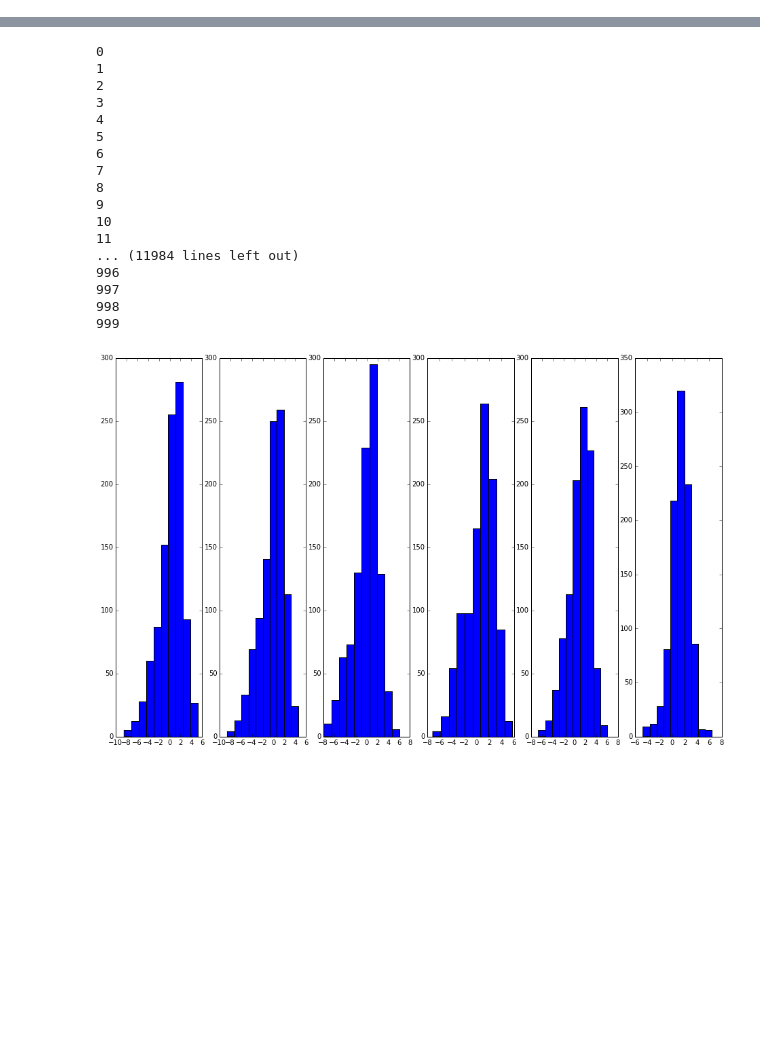
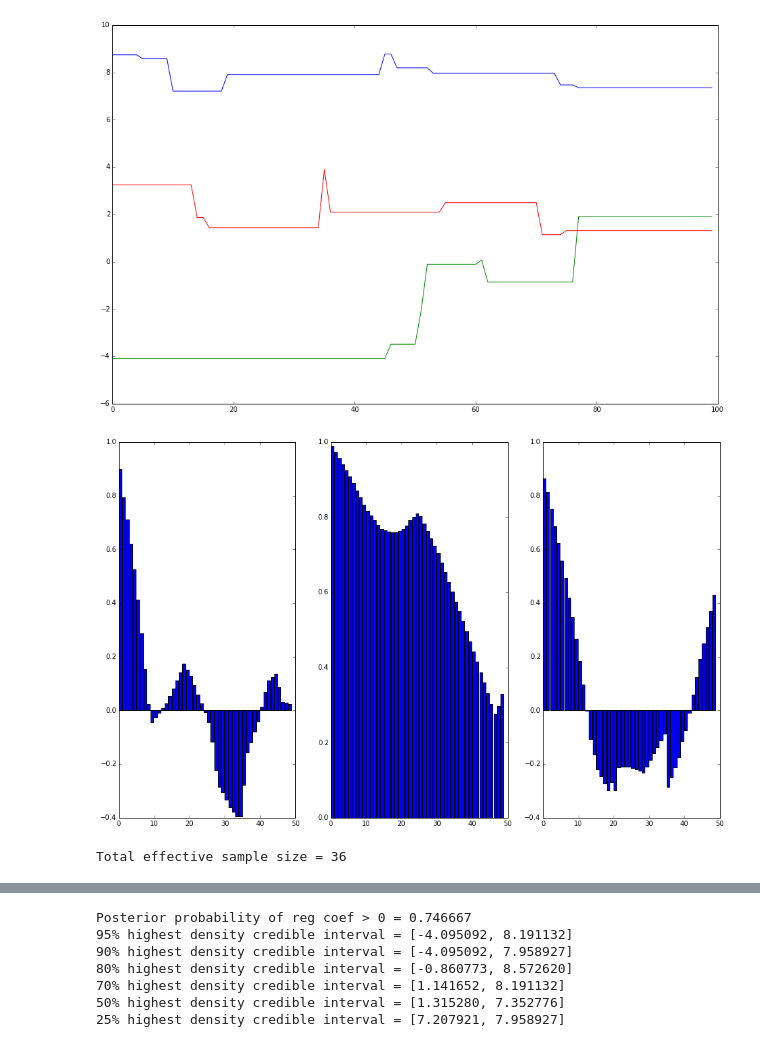
Before and after one commit to ap728/ppl-hormones, a Jupyter notebook: src/refactored.ipynb, the cells around one changed output, grey strips where cells are left out. Saved outputs shown, nothing was run; the diff lists cells and outputs as text; code cells hidden in the pictures; blank space fills up the shorter version.

```diff
--- a/src/refactored.ipynb
+++ b/src/refactored.ipynb
@@ -281,0 +540,8 @@ Posterior probability of reg coef > 0 = 0.575200
+# %%
+# Summarise the posterior - regression coefficient
+
+analyse_reg_coef(traces=traces, prior=False)
+# %% [output]
+[figure, added]
+[figure, added]
+Total effective sample size = 36
@@ -282,5 +549,12 @@ Posterior probability of reg coef > 0 = 0.575200
+Posterior probability of reg coef > 0 = 0.746667
+95% highest density credible interval = [-4.095092, 8.191132]
+90% highest density credible interval = [-4.095092, 7.958927]
+80% highest density credible interval = [-0.860773, 8.572620]
+70% highest density credible interval = [1.141652, 8.191132]
+50% highest density credible interval = [1.315280, 7.352776]
+25% highest density credible interval = [7.207921, 7.958927]
 # %%
-# Sensitivity analysis - CRP alpha
+# Sensitivity analysis - CRP alpha - lower alpha means fewer clusters
 
 # Set experiment parameters
 if DEBUG:
@@ -291,47 +565,3 @@ else:
 # Load data
 
 X, Y = load_data()
-
-# Run inference several times
-
-traces = []
-for alpha in alphas:
-    # Create model
-    create_clustered_intercept_model(crp_alpha=alpha)
-    # Observe data
-    observe_data(X, Y)
-    # Collect trace
-    traces.append(run_inference(n_data_points=len(Y), n_samples=n_samples, n_skip=n_skip, n_burn=n_burn))
-# %% [output]
-0
-1
-2
-3
-4
-5
-6
-7
-8
-9
-10
-11
-... (11984 lines left out)
-996
-997
-998
-999
-# %%
-# Show many histograms
-
-fig = plt.figure(figsize=(16, 10))
-plt.clf()
-
-for i, trace in enumerate(traces):
-    ax = fig.add_subplot(100 + 10 * len(traces) + (i + 1))
-    plt.hist(trace['reg_coef_samples'])
-
-plt.savefig(os.path.join('..', 'plots', 'reg_coef_hist_sensitivity.pdf'))
-
-plt.show()
-# %% [output]
-[figure, removed]
```
Also changed, not shown: parts of 20 cells of this notebook.
